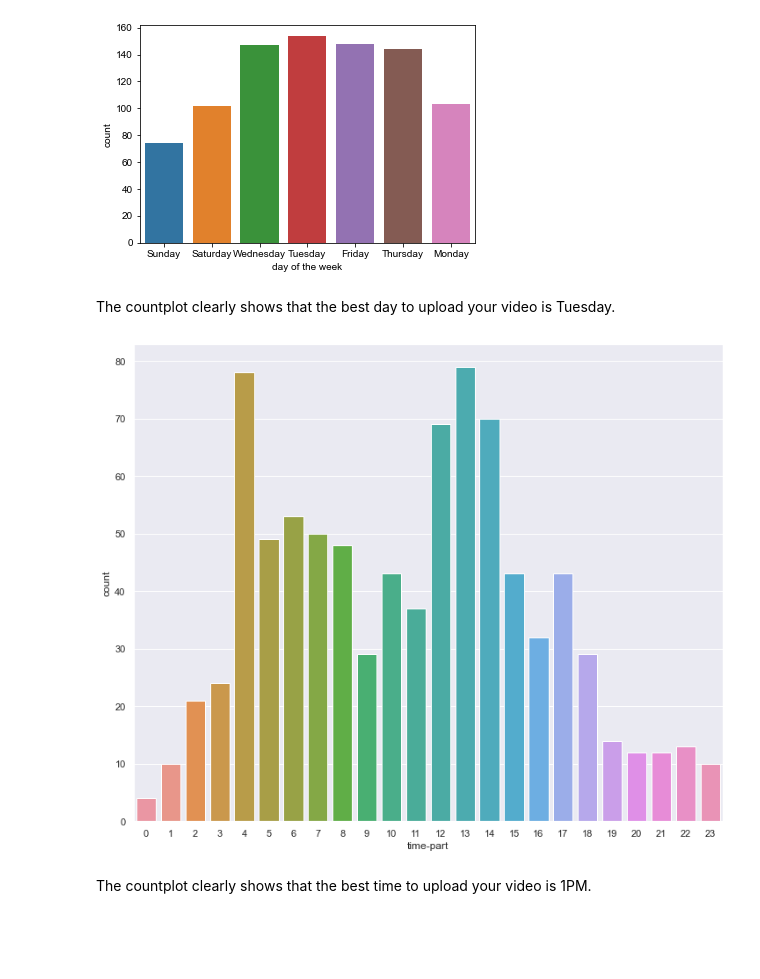
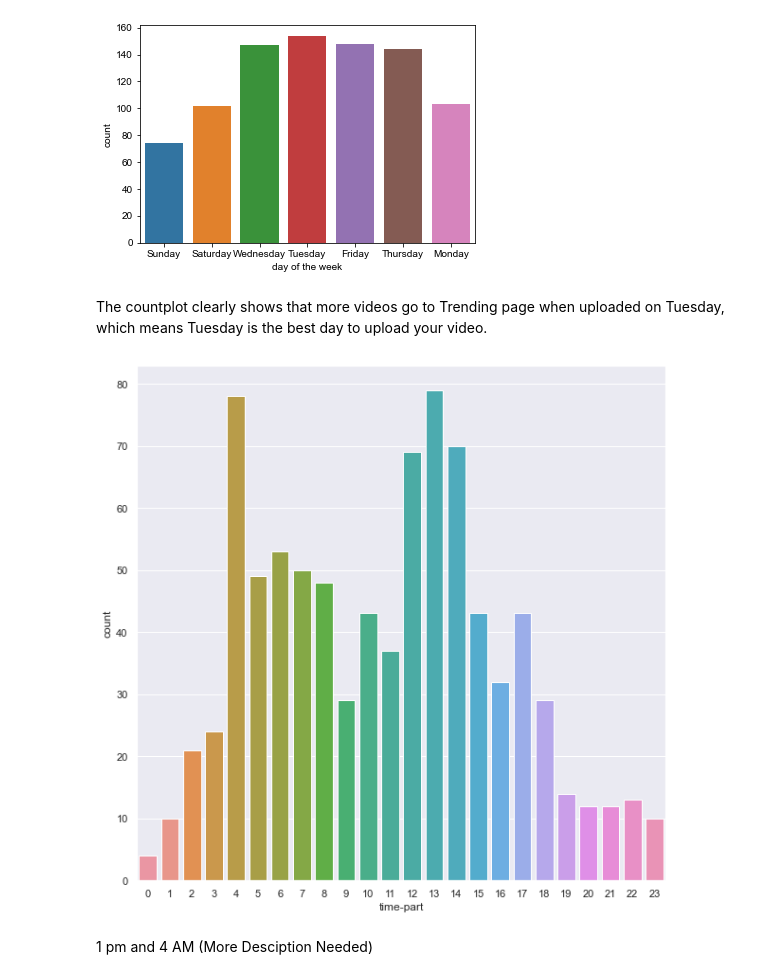
Before and after one commit to Vaibhav-Patel19/Youtube-Analysis, a Jupyter notebook: Analysis.ipynb, the cells around one changed output. Saved outputs shown, nothing was run; the diff lists cells and outputs as text; code cells hidden in the pictures; blank space fills up the shorter version.

```diff
--- a/Analysis.ipynb
+++ b/Analysis.ipynb
@@ -78,0 +88,11 @@ We see that views and likes are truly positively correlated: as one increases, t
+# %%
+plt.rc('figure.subplot', wspace=0.9)
+fig, ax = plt.subplots()
+
+_ = sns.distplot(dataframe["likes"], kde=False,
+                color=PLOT_COLORS[4], hist_kws={'alpha': 1},
+                bins=np.linspace(0, 6e6, 61), ax=ax)
+
+_ = ax.set(xlabel="Likes", ylabel="No. of videos")
+
+_ = plt.xticks(rotation=90)
@@ -128,11 +159,11 @@ sns.set(rc={'figure.figsize':(5,5)})
 # %% [output]
 [figure]
 # %% [markdown]
-The countplot clearly shows that the best day to upload your video is Tuesday.
+The countplot clearly shows that more videos go to Trending page when uploaded on Tuesday, which means Tuesday is the best day to upload your video.
 # %%
 sns.countplot(x='time-part',data = dataframe)
-sns.set(rc={'figure.figsize':(14,10)})
+sns.set(rc={'figure.figsize':(10,10)})
 # %% [output]
-[figure, old version]
+[figure, new version]
-# %% [markdown]
-The countplot clearly shows that the best time to upload your video is 1PM.
+# %% [markdown]
+1 pm and 4 AM (More Desciption Needed)
```
Also changed, not shown: parts of 21 cells of this notebook.
